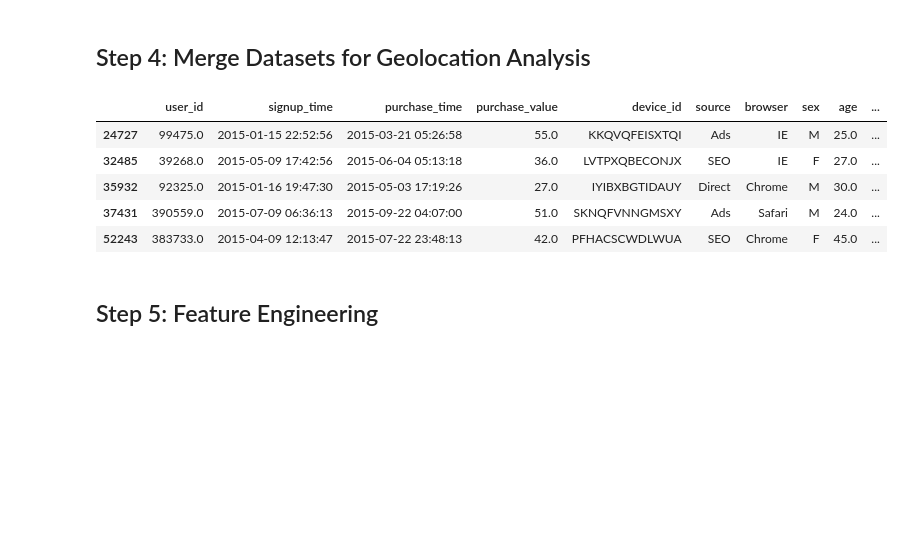
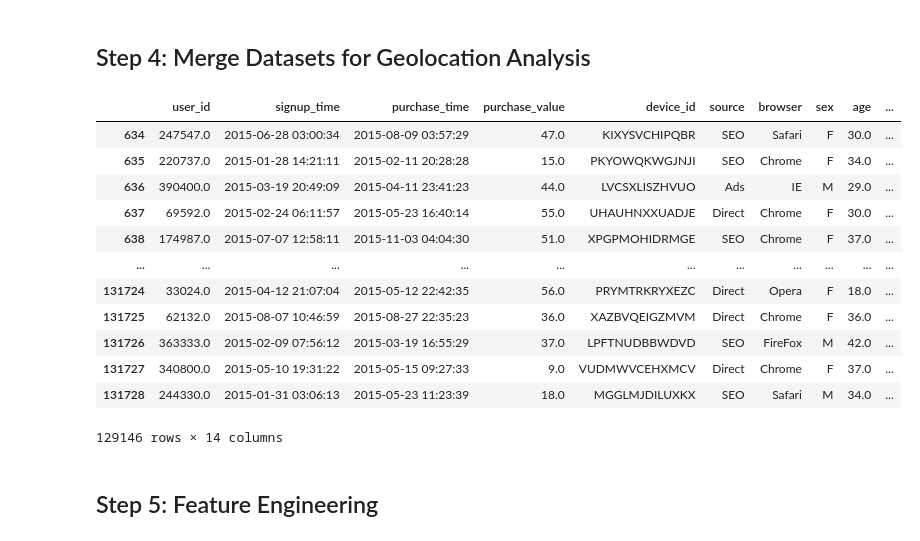
Before and after one commit to yohannestayez/Improved-detection-of-fraud-cases-for-e-commerce-and-bank-transactions, a Jupyter notebook: notebooks/Data_Analysis_and_Preprocessing.ipynb, the cells around one changed output. Saved outputs shown, nothing was run; the diff lists cells and outputs as text; code cells hidden in the pictures; blank space fills up the shorter version.

```diff
--- a/notebooks/Data_Analysis_and_Preprocessing.ipynb
+++ b/notebooks/Data_Analysis_and_Preprocessing.ipynb
@@ -215,35 +235,42 @@ plt.show()
 [figure]
 # %% [markdown]
 ## Step 4: Merge Datasets for Geolocation Analysis
-# %%
-# Convert IP addresses in Fraud_Data and IpAddress_to_Country to integers
-fraud_data['ip_address'] = fraud_data['ip_address'].apply(int)
-ip_data['lower_bound_ip_address'] = ip_data['lower_bound_ip_address'].apply(int)
-ip_data['upper_bound_ip_address'] = ip_data['upper_bound_ip_address'].apply(int)
-
-# Perform the merge by checking whether the fraud_data IP is within the range of IP addresses
-fraud_data = fraud_data.merge(
-    ip_data,
-    how='left',
-    left_on='ip_address',
-    right_on='lower_bound_ip_address',
-    suffixes=('', '_ip')
-)
-
-# Filter rows where the fraud_data IP address falls within the IP range
-fraud_data = fraud_data[
-    (fraud_data['ip_address'] >= fraud_data['lower_bound_ip_address']) &
-    (fraud_data['ip_address'] <= fraud_data['upper_bound_ip_address'])
-]
-
-display(fraud_data.head())
-# %% [output]
-|  | user_id | signup_time | purchase_time | purchase_value | device_id | source | browser | sex | age | ... |
-| 24727 | 99475.0 | 2015-01-15 22:52:56 | 2015-03-21 05:26:58 | 55.0 | KKQVQFEISXTQI | Ads | IE | M | 25.0 | ... |
-| 32485 | 39268.0 | 2015-05-09 17:42:56 | 2015-06-04 05:13:18 | 36.0 | LVTPXQBECONJX | SEO | IE | F | 27.0 | ... |
-| 35932 | 92325.0 | 2015-01-16 19:47:30 | 2015-05-03 17:19:26 | 27.0 | IYIBXBGTIDAUY | Direct | Chrome | M | 30.0 | ... |
-| 37431 | 390559.0 | 2015-07-09 06:36:13 | 2015-09-22 04:07:00 | 51.0 | SKNQFVNNGMSXY | Ads | Safari | M | 24.0 | ... |
-| 52243 | 383733.0 | 2015-04-09 12:13:47 | 2015-07-22 23:48:13 | 42.0 | PFHACSCWDLWUA | SEO | Chrome | F | 45.0 | ... |
+# %%
+# Sort both DataFrames by ip_address and lower_bound_ip_address for asof merge
+fraud_data = fraud_data.sort_values(by='ip_address')
+ip_data = ip_data.sort_values(by='lower_bound_ip_address')
+
+# Perform an asof merge on ip_address to find the closest lower_bound_ip_address
+merged_data = pd.merge_asof(
+    fraud_data,
+    ip_data,
+    left_on='ip_address',
+    right_on='lower_bound_ip_address',
+    direction='backward'  # Ensures that we match the closest lower bound less than or equal to ip_address
+)
+
+# Now filter rows where the ip_address falls within the lower and upper bounds
+merged_data = merged_data[
+    (merged_data['ip_address'] >= merged_data['lower_bound_ip_address']) &
+    (merged_data['ip_address'] <= merged_data['upper_bound_ip_address'])
+]
+
+
+display(merged_data)
+# %% [output]
+|  | user_id | signup_time | purchase_time | purchase_value | device_id | source | browser | sex | age | ... |
+| 634 | 247547.0 | 2015-06-28 03:00:34 | 2015-08-09 03:57:29 | 47.0 | KIXYSVCHIPQBR | SEO | Safari | F | 30.0 | ... |
+| 635 | 220737.0 | 2015-01-28 14:21:11 | 2015-02-11 20:28:28 | 15.0 | PKYOWQKWGJNJI | SEO | Chrome | F | 34.0 | ... |
+| 636 | 390400.0 | 2015-03-19 20:49:09 | 2015-04-11 23:41:23 | 44.0 | LVCSXLISZHVUO | Ads | IE | M | 29.0 | ... |
+| 637 | 69592.0 | 2015-02-24 06:11:57 | 2015-05-23 16:40:14 | 55.0 | UHAUHNXXUADJE | Direct | Chrome | F | 30.0 | ... |
+| 638 | 174987.0 | 2015-07-07 12:58:11 | 2015-11-03 04:04:30 | 51.0 | XPGPMOHIDRMGE | SEO | Chrome | F | 37.0 | ... |
+| ... | ... | ... | ... | ... | ... | ... | ... | ... | ... | ... |
+| 131724 | 33024.0 | 2015-04-12 21:07:04 | 2015-05-12 22:42:35 | 56.0 | PRYMTRKRYXEZC | Direct | Opera | F | 18.0 | ... |
+| 131725 | 62132.0 | 2015-08-07 10:46:59 | 2015-08-27 22:35:23 | 36.0 | XAZBVQEIGZMVM | Direct | Chrome | F | 36.0 | ... |
+| 131726 | 363333.0 | 2015-02-09 07:56:12 | 2015-03-19 16:55:29 | 37.0 | LPFTNUDBBWDVD | SEO | FireFox | M | 42.0 | ... |
+| 131727 | 340800.0 | 2015-05-10 19:31:22 | 2015-05-15 09:27:33 | 9.0 | VUDMWVCEHXMCV | Direct | Chrome | F | 37.0 | ... |
+| 131728 | 244330.0 | 2015-01-31 03:06:13 | 2015-05-23 11:23:39 | 18.0 | MGGLMJDILUXKX | SEO | Safari | M | 34.0 | ... |
+129146 rows × 14 columns
 # %% [markdown]
 ## Step 5: Feature Engineering
 # %%
```
Also changed, not shown: parts of 8 cells of this notebook.
